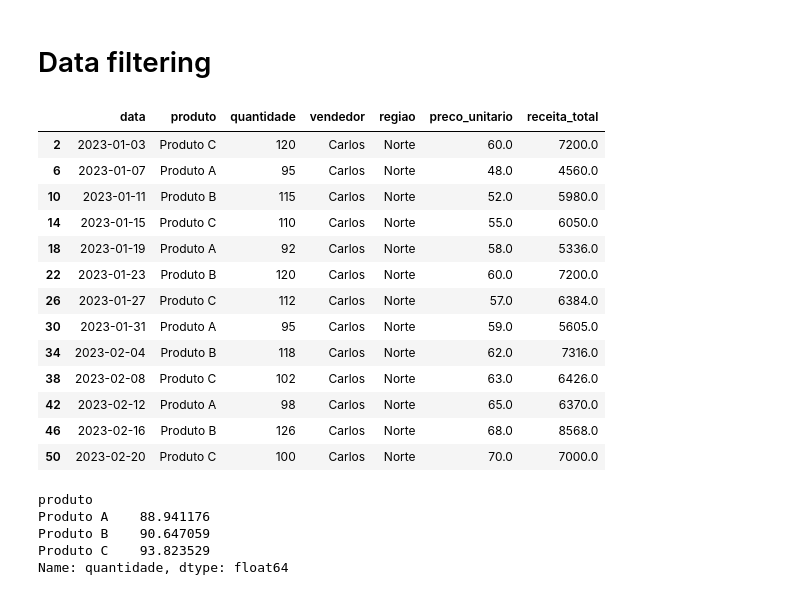
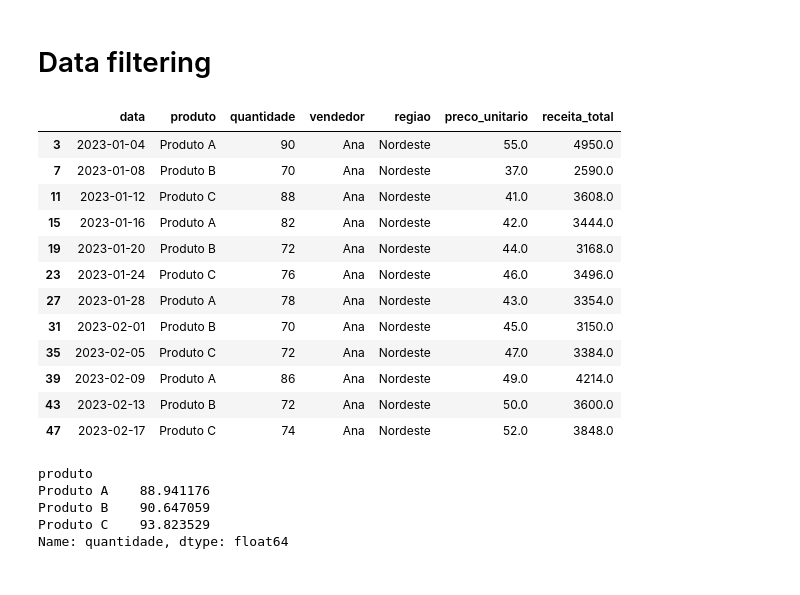
Before and after one commit to Pedro558/Teste-NeoPerformance, a Jupyter notebook: tratamento_dados.ipynb, the cells around one changed output. Saved outputs shown, nothing was run; the diff lists cells and outputs as text; code cells hidden in the pictures.

```diff
--- a/tratamento_dados.ipynb
+++ b/tratamento_dados.ipynb
@@ -102,22 +103,21 @@ df_norte = df_vendas[df_vendas['regiao'] == 'Norte']
 df_sul = df_vendas[df_vendas['regiao'] == 'Sul']
 # %%
 # Show filtering data by 'regiao'
-df_norte
+df_nordeste
 # %% [output]
 |  | data | produto | quantidade | vendedor | regiao | preco_unitario | receita_total |
-| 2 | 2023-01-03 | Produto C | 120 | Carlos | Norte | 60.0 | 7200.0 |
-| 6 | 2023-01-07 | Produto A | 95 | Carlos | Norte | 48.0 | 4560.0 |
-| 10 | 2023-01-11 | Produto B | 115 | Carlos | Norte | 52.0 | 5980.0 |
-| 14 | 2023-01-15 | Produto C | 110 | Carlos | Norte | 55.0 | 6050.0 |
-| 18 | 2023-01-19 | Produto A | 92 | Carlos | Norte | 58.0 | 5336.0 |
-| 22 | 2023-01-23 | Produto B | 120 | Carlos | Norte | 60.0 | 7200.0 |
-| 26 | 2023-01-27 | Produto C | 112 | Carlos | Norte | 57.0 | 6384.0 |
-| 30 | 2023-01-31 | Produto A | 95 | Carlos | Norte | 59.0 | 5605.0 |
-| 34 | 2023-02-04 | Produto B | 118 | Carlos | Norte | 62.0 | 7316.0 |
-| 38 | 2023-02-08 | Produto C | 102 | Carlos | Norte | 63.0 | 6426.0 |
-| 42 | 2023-02-12 | Produto A | 98 | Carlos | Norte | 65.0 | 6370.0 |
-| 46 | 2023-02-16 | Produto B | 126 | Carlos | Norte | 68.0 | 8568.0 |
-| 50 | 2023-02-20 | Produto C | 100 | Carlos | Norte | 70.0 | 7000.0 |
+| 3 | 2023-01-04 | Produto A | 90 | Ana | Nordeste | 55.0 | 4950.0 |
+| 7 | 2023-01-08 | Produto B | 70 | Ana | Nordeste | 37.0 | 2590.0 |
+| 11 | 2023-01-12 | Produto C | 88 | Ana | Nordeste | 41.0 | 3608.0 |
+| 15 | 2023-01-16 | Produto A | 82 | Ana | Nordeste | 42.0 | 3444.0 |
+| 19 | 2023-01-20 | Produto B | 72 | Ana | Nordeste | 44.0 | 3168.0 |
+| 23 | 2023-01-24 | Produto C | 76 | Ana | Nordeste | 46.0 | 3496.0 |
+| 27 | 2023-01-28 | Produto A | 78 | Ana | Nordeste | 43.0 | 3354.0 |
+| 31 | 2023-02-01 | Produto B | 70 | Ana | Nordeste | 45.0 | 3150.0 |
+| 35 | 2023-02-05 | Produto C | 72 | Ana | Nordeste | 47.0 | 3384.0 |
+| 39 | 2023-02-09 | Produto A | 86 | Ana | Nordeste | 49.0 | 4214.0 |
+| 43 | 2023-02-13 | Produto B | 72 | Ana | Nordeste | 50.0 | 3600.0 |
+| 47 | 2023-02-17 | Produto C | 74 | Ana | Nordeste | 52.0 | 3848.0 |
 # %%
 # Calculates average sales per product
 df_average_sales_per_product = df_vendas.groupby('produto')['quantidade'].mean()
```
Also changed, not shown: parts of 4 cells of this notebook.
